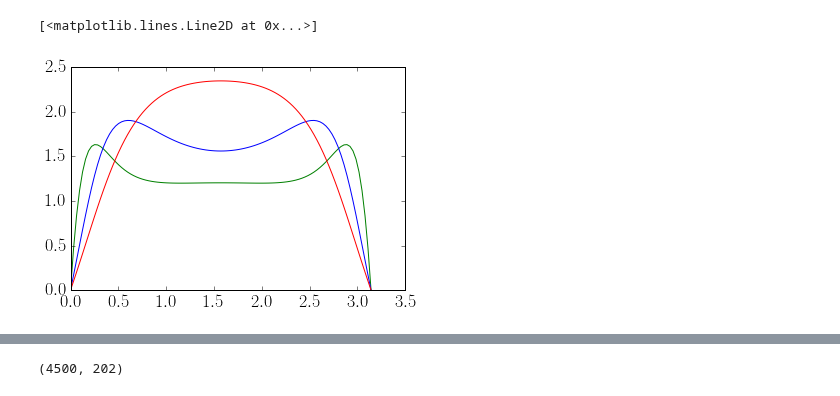
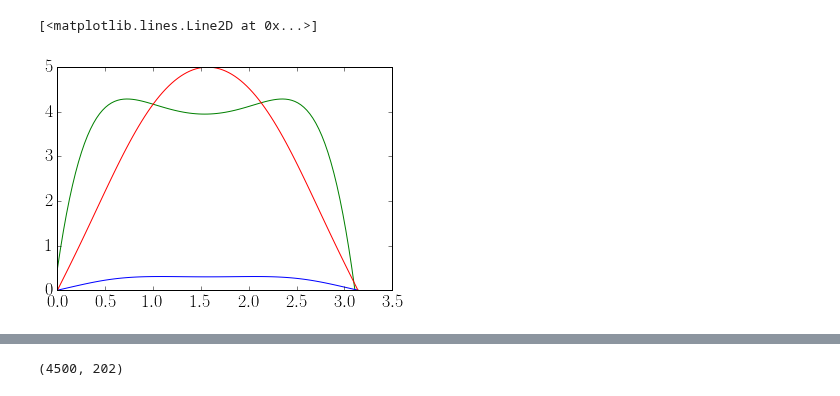
Before and after one commit to reand705/IGP, a Jupyter notebook: Method_Of_LinesIGP.ipynb, the cells around one changed output, grey strips where cells are left out. Cells and saved outputs as stored; diff of their text form; code cells hidden in the pictures.

```diff
--- a/Method_Of_LinesIGP.ipynb
+++ b/Method_Of_LinesIGP.ipynb
@@ -40,12 +46,7 @@ f_C1(R,C1,C2) = C1*R - C1 - alpha*C1*C2
 
 f_C2(R,C1,C2) = m*gamma*C2*R - m*C2 + beta*alpha*C1*C2
 '''
-m = 0.75
-mu = 5
-gamma = 0.5
-alpha = 0.1
-beta = 2.0
-phi = 0.25
+
 def f_R(R, C1, C2):
     return mu - phi*R - C1*R - C2*R
 
@@ -56,13 +57,22 @@ def f_C2(R, C1, C2):
     return m*gamma*C2*R - m*C2 + beta*alpha*C1*C2
 # %%
 #inicialize as populações
-def init():
+def init(M):
+
+    #Populações iniciais - sino
+    x = np.linspace(0,np.pi,M)
+
+    R0 = 1.0*np.sin(x)
+    C10 = 1.0*np.sin(x)
+    C20 = 1.0*np.sin(x)
+
+    '''
+    #Populações iniciais - step function
 
     R0 = np.zeros(M)
     C10 = np.zeros(M)
     C20 = np.zeros(M)
 
-    #Populações iniciais - step function
     R_0 = 1.0
     C1_0 = 1.0
     C2_0 = 1.0
@@ -72,6 +82,8 @@ def init():
             C10[i] = C1_0
             C20[i] = C2_0
 
+    '''
+
     return R0,C10,C20
 # %%
 def ddt(y,t):
@@ -103,23 +145,23 @@ def ddt(y,t):
 #Integre um caso aqui
 t = np.linspace(0,Tmax,N)
 #pop inicial
-R0,C10,C20 = init()
+R0,C10,C20 = init(M)
 y0 = np.r_[R0,C10,C20]
 sol = scipy.integrate.odeint(ddt,y0,t)
 sol = np.array(sol)
 # %%
 #plot no espaço
-#sol = np.load('Method_Of_Lines_dp=%.3f,dn=%.3f.npy' % (0.05,0.01))
-R = np.transpose(sol[:,0:M])
+R = np.transpose(sol[:,1:M+1])
 C1 = np.transpose(sol[:,M:2*M])
 C2 = np.transpose(sol[:,2*M:])
 x = np.linspace(0,np.pi,M)
-plt.plot(x,R[:,-100], color = 'green')
-plt.plot(x,C1[:,-100], color = 'blue')
-plt.plot(x,C2[:,-100], color = 'red')
+plt.plot(x,R[:,20], color = 'green')
+plt.plot(x,C1[:,-1], color = 'blue')
+plt.plot(x,C2[:,-1], color = 'red')
+#plt.axis([0,np.pi,0,1])
 # %% [output]
 [<matplotlib.lines.Line2D at 0x...>]
-[figure, old version]
+[figure, new version]
 # %%
 #centro do patch no tempo
 R = np.transpose(sol[:,0:M])
```
Also changed, not shown: parts of 7 cells of this notebook.
